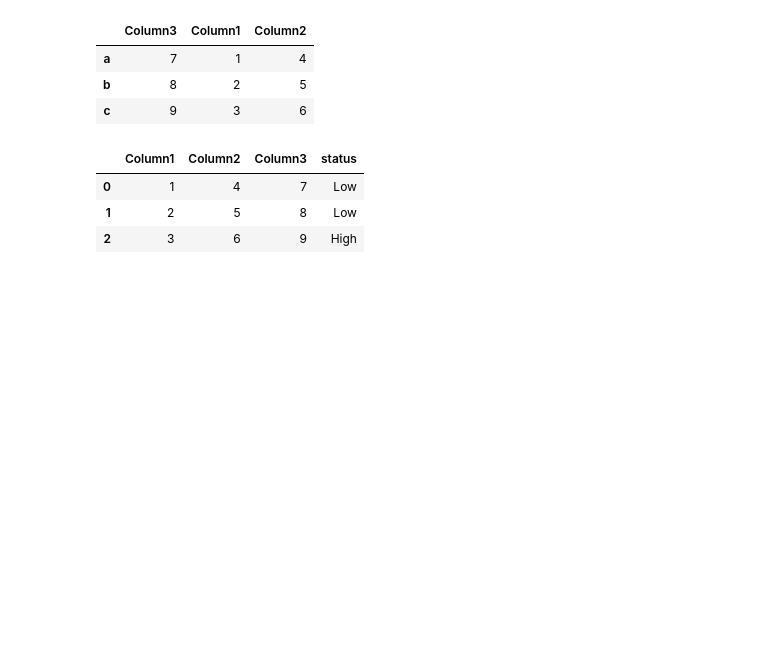
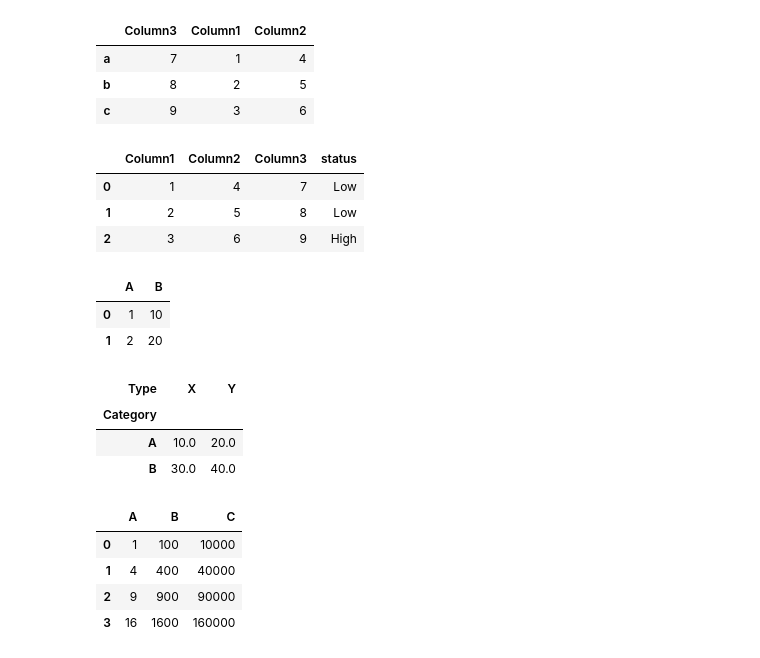
Before and after one commit to MultiTasking2011/gradeBook_Pandas, a Jupyter notebook: main.ipynb, the cells around one changed output. Drawn from its saved outputs; the diff is of its cells as text; code cells hidden in the pictures; blank space fills up the shorter version.

```diff
--- a/main.ipynb
+++ b/main.ipynb
@@ -184,0 +183,53 @@ df
+# %%
+# Using .loc and .iloc
+df = pd.DataFrame({
+    'A': [1,2,3,4],
+    'B' : [10,20,30,40],
+    'C': [100, 200, 300, 400]
+})
+
+# Using .loc for label-based search
+a = df.loc[0:2, ['A','C']]
+
+# position based search
+b = df.iloc[0:2, 0:2]
+
+b
+# %% [output]
+|  | A | B |
+| 0 | 1 | 10 |
+| 1 | 2 | 20 |
+# %%
+df = pd.DataFrame({
+    'Category': ['A','A', 'B', 'B'],
+    'Type': ['X', 'Y', 'X', 'Y'],
+    'Value': [10,20,30,40]
+})
+
+pt = df.pivot_table(values='Value', index='Category', columns='Type')
+
+pt
+# %% [output]
+| Type | X | Y |
+| Category |  |  |
+| A | 10.0 | 20.0 |
+| B | 30.0 | 40.0 |
+# %%
+df = pd.DataFrame({
+    'A': [1,2,3,4],
+    'B' : [10,20,30,40],
+    'C': [100, 200, 300, 400]
+})
+
+def sq(x):
+    return x**2
+
+
+x = df.apply(sq)
+x
+# %% [output]
+|  | A | B | C |
+| 0 | 1 | 100 | 10000 |
+| 1 | 4 | 400 | 40000 |
+| 2 | 9 | 900 | 90000 |
+| 3 | 16 | 1600 | 160000 |
```
Also changed, not shown: parts of 4 cells of this notebook.
